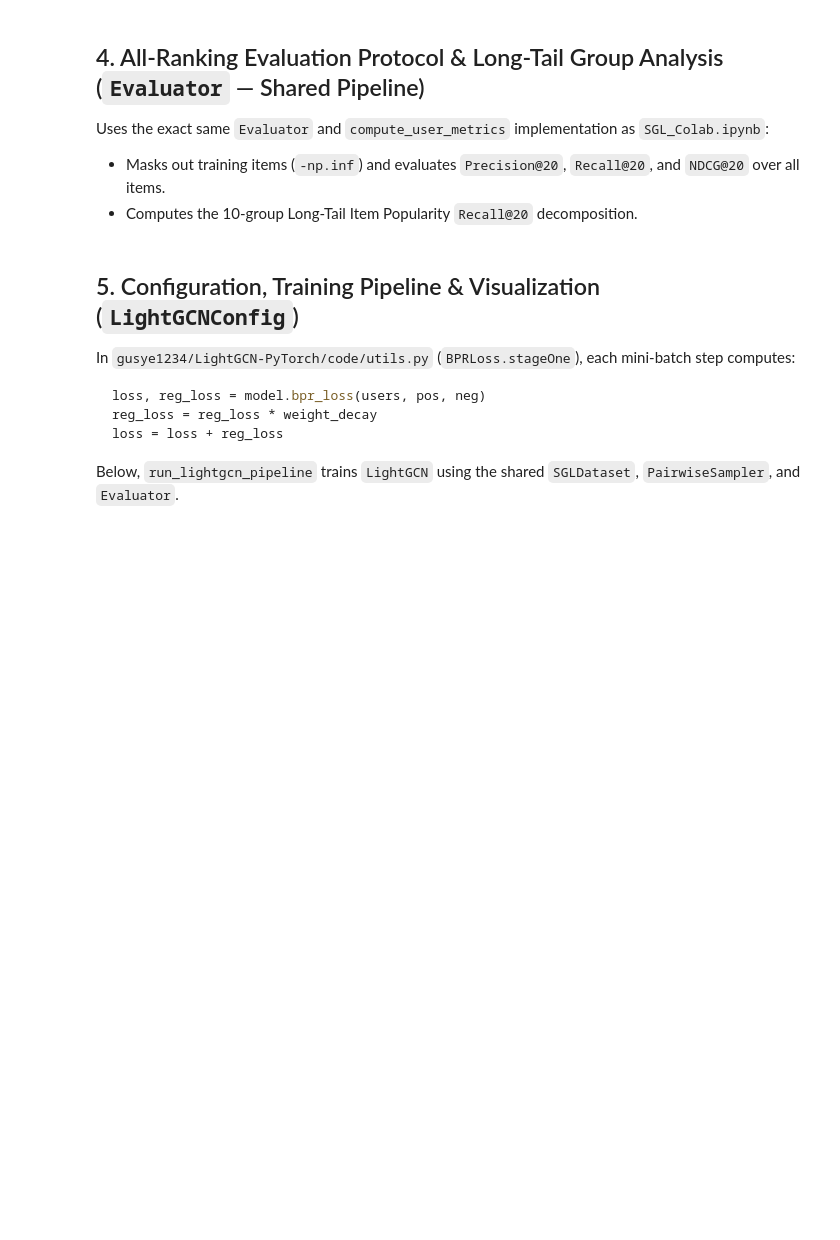
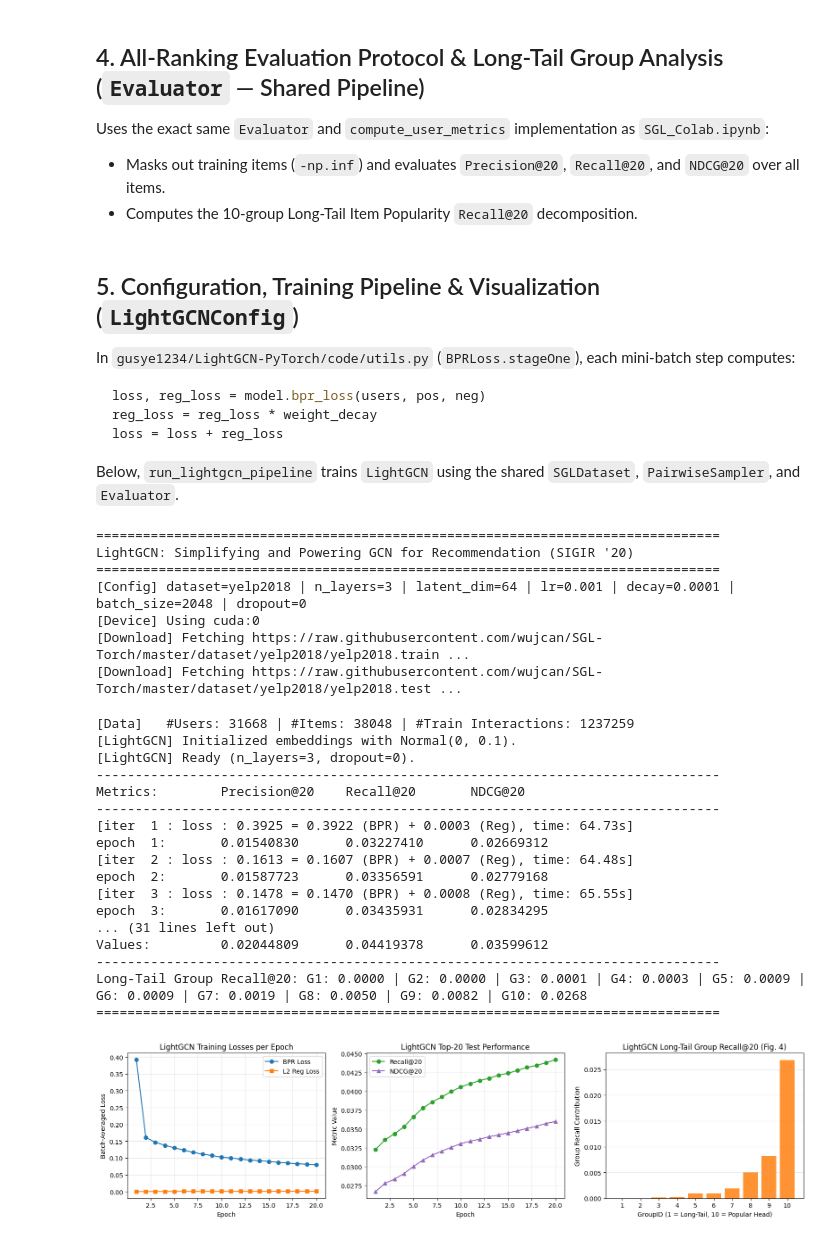
Before and after one commit to oransom48/SGL-implementation, a Jupyter notebook: LightGCN_Colab.ipynb, the cells around one changed output. Drawn from its saved outputs; the diff is of its cells as text; code cells hidden in the pictures; blank space fills up the shorter version.

Commit message:
20 epoches result of LightGCN & NCGF

```diff
--- a/LightGCN_Colab.ipynb
+++ b/LightGCN_Colab.ipynb
@@ -729,8 +731,8 @@ Below, `run_lightgcn_pipeline` trains `LightGCN` using the shared `SGLDataset`,
 @dataclass
 class LightGCNConfig:
     # Dataset settings (use 'synthetic' for quick run, or 'yelp2018' / 'amazon-book' / 'ifashion')
-    data_dir: str = "./dataset/synthetic"
-    dataset: str = "synthetic"
+    data_dir: str = "./dataset/2018"
+    dataset: str = "yelp2018"
     seed: int = 2021
 
     # LightGCN Model Hyperparameters (matching gusye1234/LightGCN-PyTorch/code/parse.py)
@@ -906,30 +908,56 @@ def run_lightgcn_pipeline(cfg: LightGCNConfig):
     axes[1].plot(history["epoch"], history["recall"], marker="o", color="tab:green", label=f"Recall@{cfg.top_k[0]}")
     axes[1].plot(history["epoch"], history["ndcg"], marker="^", color="tab:purple", label=f"NDCG@{cfg.top_k[0]}")
     axes[1].set_title(f"LightGCN Top-{cfg.top_k[0]} Test Performance")
     axes[1].set_xlabel("Epoch")
     axes[1].set_ylabel("Metric Value")
     axes[1].legend()
     axes[1].grid(True, alpha=0.3)
 
     axes[2].bar(np.arange(1, 11), group_recalls, color="tab:orange", alpha=0.85)
     axes[2].set_title(f"LightGCN Long-Tail Group Recall@{cfg.top_k[0]} (Fig. 4)")
     axes[2].set_xlabel("GroupID (1 = Long-Tail, 10 = Popular Head)")
     axes[2].set_ylabel("Group Recall Contribution")
     axes[2].set_xticks(np.arange(1, 11))
     axes[2].grid(True, axis="y", alpha=0.3)
 
     plt.tight_layout()
     plt.show()
 
     return model, history, group_recalls
 
 
 # Execute the LightGCN pipeline
 config = LightGCNConfig(
     latent_dim_rec=64,
     lightGCN_n_layers=3,
     decay=1e-4,
     lr=0.001,
     epochs=20,
 )
 trained_lgn_model, lgn_history, lgn_long_tail_recalls = run_lightgcn_pipeline(config)
+# %% [output]
+================================================================================
+LightGCN: Simplifying and Powering GCN for Recommendation (SIGIR '20)
+================================================================================
+[Config] dataset=yelp2018 | n_layers=3 | latent_dim=64 | lr=0.001 | decay=0.0001 | batch_size=2048 | dropout=0
+[Device] Using cuda:0
+[Download] Fetching https://raw.githubusercontent.com/wujcan/SGL-Torch/master/dataset/yelp2018/yelp2018.train ...
+[Download] Fetching https://raw.githubusercontent.com/wujcan/SGL-Torch/master/dataset/yelp2018/yelp2018.test ...
+[Data]   #Users: 31668 | #Items: 38048 | #Train Interactions: 1237259
+[LightGCN] Initialized embeddings with Normal(0, 0.1).
+[LightGCN] Ready (n_layers=3, dropout=0).
+--------------------------------------------------------------------------------
+Metrics:        Precision@20    Recall@20       NDCG@20
+--------------------------------------------------------------------------------
+[iter  1 : loss : 0.3925 = 0.3922 (BPR) + 0.0003 (Reg), time: 64.73s]
+epoch  1:       0.01540830      0.03227410      0.02669312
+[iter  2 : loss : 0.1613 = 0.1607 (BPR) + 0.0007 (Reg), time: 64.48s]
+epoch  2:       0.01587723      0.03356591      0.02779168
+[iter  3 : loss : 0.1478 = 0.1470 (BPR) + 0.0008 (Reg), time: 65.55s]
+epoch  3:       0.01617090      0.03435931      0.02834295
+... (31 lines left out)
+Values:         0.02044809      0.04419378      0.03599612
+--------------------------------------------------------------------------------
+Long-Tail Group Recall@20: G1: 0.0000 | G2: 0.0000 | G3: 0.0001 | G4: 0.0003 | G5: 0.0009 | G6: 0.0009 | G7: 0.0019 | G8: 0.0050 | G9: 0.0082 | G10: 0.0268
+================================================================================
+[figure, added]
```
Also changed, not shown: parts of 2 cells of this notebook, 1 other file.
